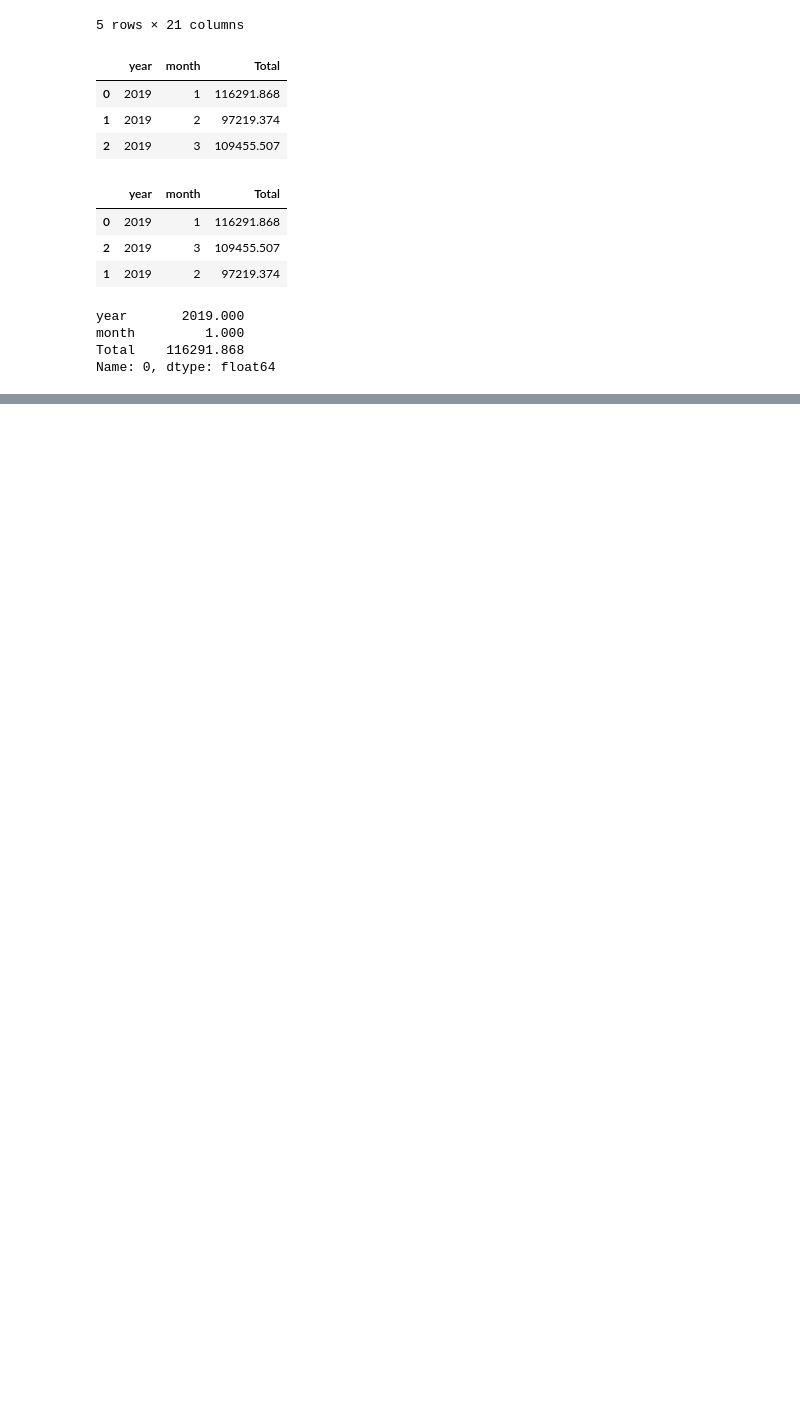
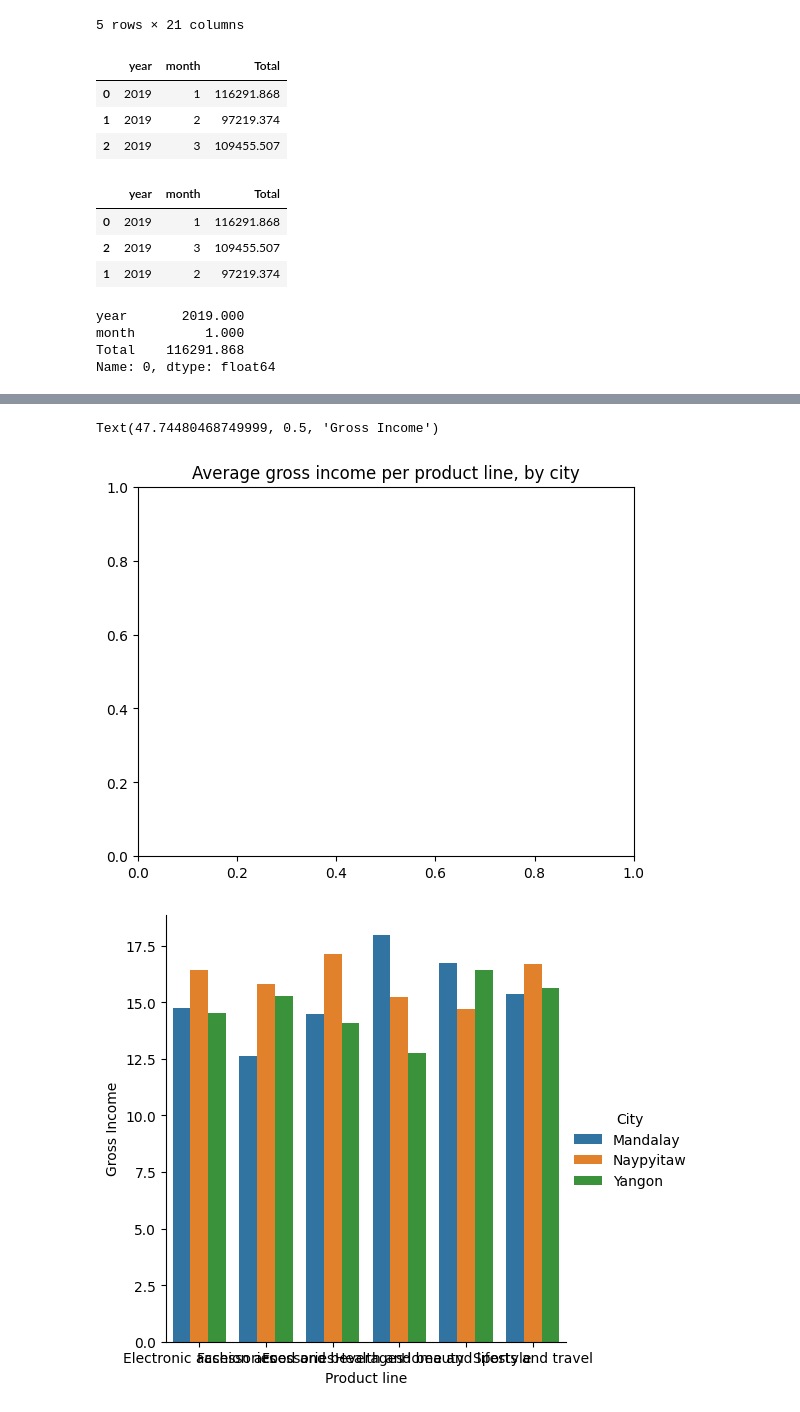
Before and after one commit to codekunoichi/learning-datascience, a Jupyter notebook: pandas/portfolio-projects/prob_1_analyze_sales_data.ipynb, the cells around one changed output, grey strips where cells are left out. Saved outputs shown, nothing was run; the diff lists cells and outputs as text; code cells hidden in the pictures; blank space fills up the shorter version.

```diff
--- a/pandas/portfolio-projects/prob_1_analyze_sales_data.ipynb
+++ b/pandas/portfolio-projects/prob_1_analyze_sales_data.ipynb
@@ -169,0 +188,4 @@ Name: 0, dtype: float64
+# %%
+mean_product_gross_by_city = sales_data.groupby(['City', 'Product line'])['gross income'].mean()
+result_df = mean_product_gross_by_city.reset_index(name='mean_gross_income')
+result_df.head()
@@ -169,0 +199,20 @@ Name: 0, dtype: float64
+# %%
+#plt.figure(figsize=(16, 8))
+
+# Add title
+plt.title("Average gross income per product line, by city")
+
+# Bar Chart showing Average gross income per product line, by city
+# sns.barplot(x=mean_product_gross_by_city.City, y=mean_product_gross_by_city['gross income'])
+
+sns.catplot(
+    data=result_df, kind="bar",
+    x="Product line", y="mean_gross_income", hue="City",
+)
+
+# Add label for vertical axis
+plt.ylabel("Gross Income")
+# %% [output]
+Text(47.74480468749999, 0.5, 'Gross Income')
+[figure, added]
+[figure, added]
```
Also changed, not shown: parts of 3 cells of this notebook.
